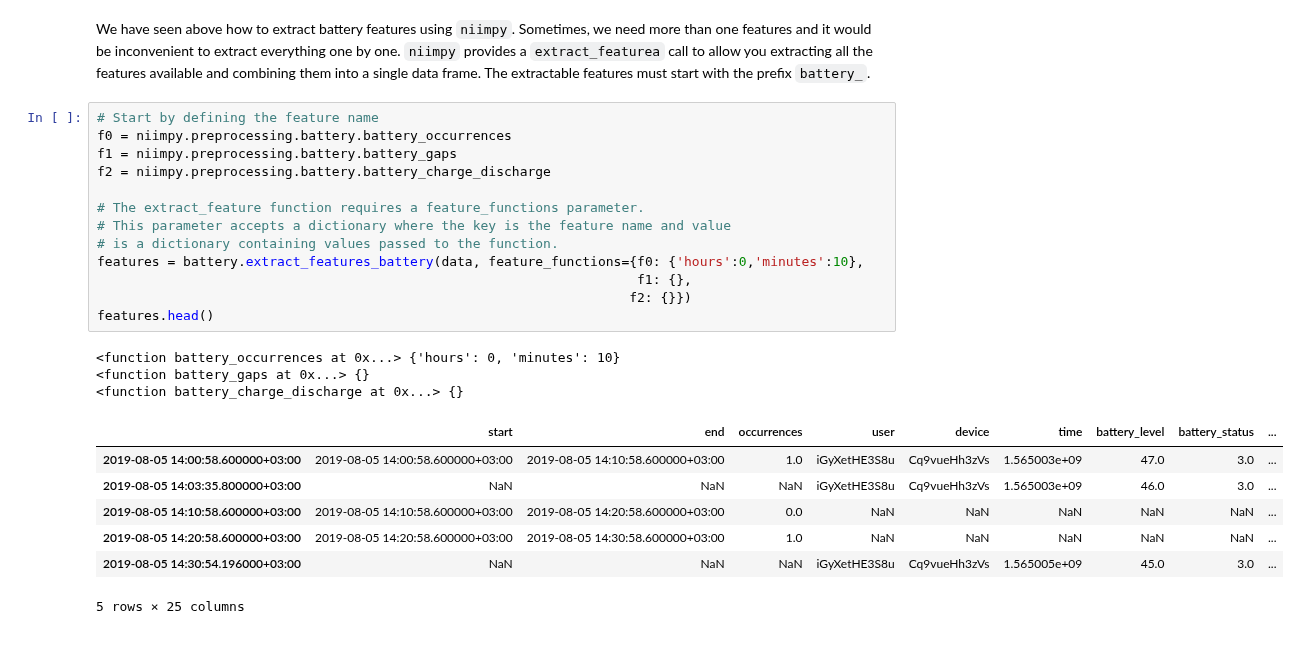
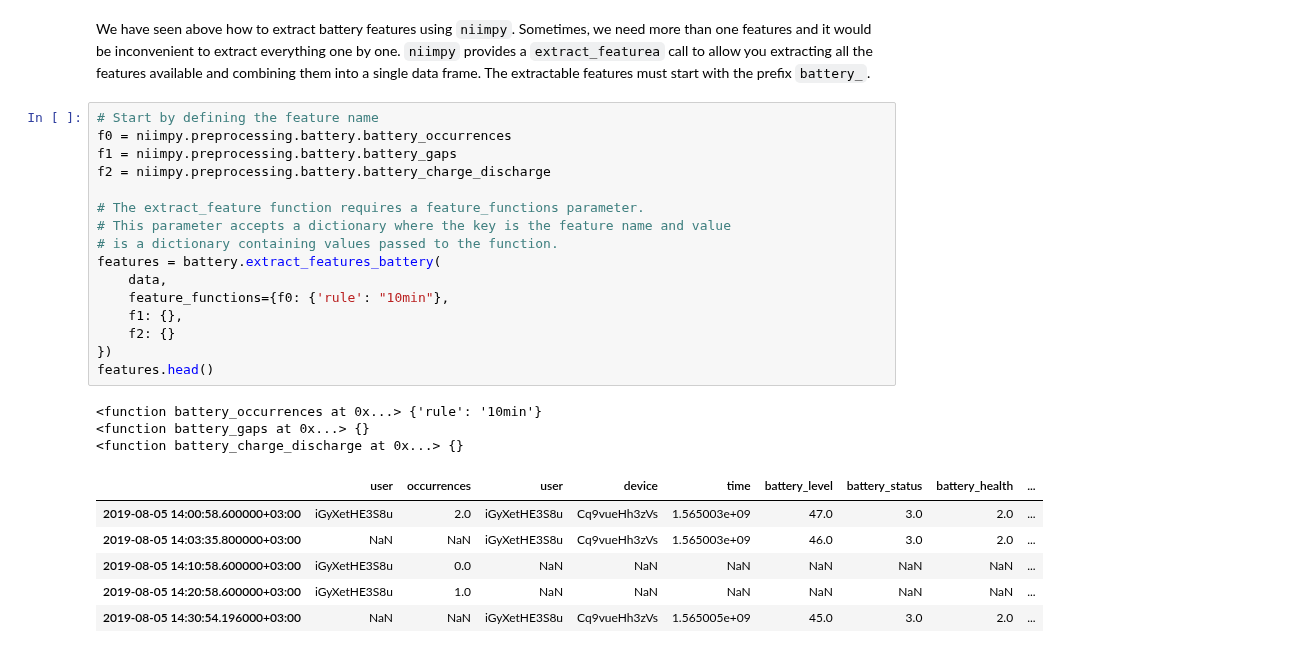
Before and after one commit to digitraceslab/niimpy, a Jupyter notebook: docs/demo_notebooks/battery.ipynb, the cells around one changed output. Drawn from its saved outputs; the diff is of its cells as text.

```diff
--- a/docs/demo_notebooks/battery.ipynb
+++ b/docs/demo_notebooks/battery.ipynb
@@ -81,24 +101,26 @@ We have seen above how to extract battery features using `niimpy`. Sometimes, we
 # %%
 # Start by defining the feature name
 f0 = niimpy.preprocessing.battery.battery_occurrences
 f1 = niimpy.preprocessing.battery.battery_gaps
 f2 = niimpy.preprocessing.battery.battery_charge_discharge
 
 # The extract_feature function requires a feature_functions parameter.
 # This parameter accepts a dictionary where the key is the feature name and value
 # is a dictionary containing values passed to the function.
-features = battery.extract_features_battery(data, feature_functions={f0: {'hours':0,'minutes':10},
-                                                                     f1: {},
-                                                                    f2: {}})
+features = battery.extract_features_battery(
+    data,
+    feature_functions={f0: {'rule': "10min"},
+    f1: {},
+    f2: {}
+})
 features.head()
 # %% [output]
-<function battery_occurrences at 0x...> {'hours': 0, 'minutes': 10}
+<function battery_occurrences at 0x...> {'rule': '10min'}
 <function battery_gaps at 0x...> {}
 <function battery_charge_discharge at 0x...> {}
-|  | start | end | occurrences | user | device | time | battery_level | battery_status | ... |
-| 2019-08-05 14:00:58.600000+03:00 | 2019-08-05 14:00:58.600000+03:00 | 2019-08-05 14:10:58.600000+03:00 | 1.0 | iGyXetHE3S8u | Cq9vueHh3zVs | 1.565003e+09 | 47.0 | 3.0 | ... |
-| 2019-08-05 14:03:35.800000+03:00 | NaN | NaN | NaN | iGyXetHE3S8u | Cq9vueHh3zVs | 1.565003e+09 | 46.0 | 3.0 | ... |
-| 2019-08-05 14:10:58.600000+03:00 | 2019-08-05 14:10:58.600000+03:00 | 2019-08-05 14:20:58.600000+03:00 | 0.0 | NaN | NaN | NaN | NaN | NaN | ... |
-| 2019-08-05 14:20:58.600000+03:00 | 2019-08-05 14:20:58.600000+03:00 | 2019-08-05 14:30:58.600000+03:00 | 1.0 | NaN | NaN | NaN | NaN | NaN | ... |
-| 2019-08-05 14:30:54.196000+03:00 | NaN | NaN | NaN | iGyXetHE3S8u | Cq9vueHh3zVs | 1.565005e+09 | 45.0 | 3.0 | ... |
+|  | user | occurrences | user | device | time | battery_level | battery_status | battery_health | ... |
+| 2019-08-05 14:00:58.600000+03:00 | iGyXetHE3S8u | 2.0 | iGyXetHE3S8u | Cq9vueHh3zVs | 1.565003e+09 | 47.0 | 3.0 | 2.0 | ... |
+| 2019-08-05 14:03:35.800000+03:00 | NaN | NaN | iGyXetHE3S8u | Cq9vueHh3zVs | 1.565003e+09 | 46.0 | 3.0 | 2.0 | ... |
+| 2019-08-05 14:10:58.600000+03:00 | iGyXetHE3S8u | 0.0 | NaN | NaN | NaN | NaN | NaN | NaN | ... |
+| 2019-08-05 14:20:58.600000+03:00 | iGyXetHE3S8u | 1.0 | NaN | NaN | NaN | NaN | NaN | NaN | ... |
+| 2019-08-05 14:30:54.196000+03:00 | NaN | NaN | iGyXetHE3S8u | Cq9vueHh3zVs | 1.565005e+09 | 45.0 | 3.0 | 2.0 | ... |
-5 rows × 25 columns
```
Also changed, not shown: parts of 3 cells of this notebook, 1 other file.
